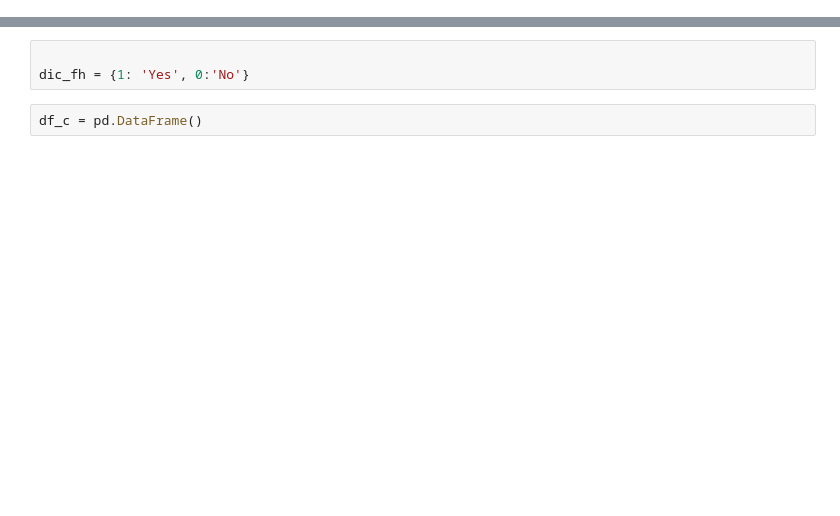
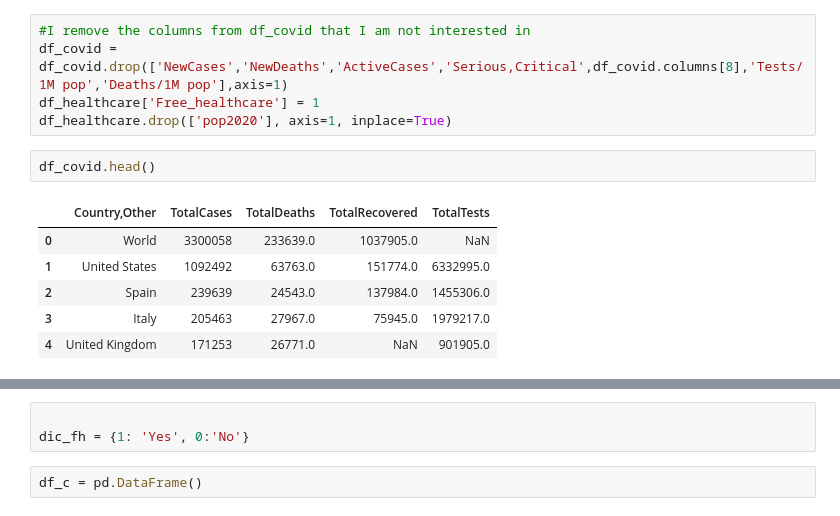
Before and after one commit to cesarvila/population, a Jupyter notebook: covid.ipynb, the cells around one changed output, grey strips where cells are left out. Saved outputs shown, nothing was run; the diff lists cells and outputs as text; blank space fills up the shorter version.

```diff
--- a/covid.ipynb
+++ b/covid.ipynb
@@ -105,0 +139,14 @@ df_subs.head()
+# %%
+#I remove the columns from df_covid that I am not interested in
+df_covid = df_covid.drop(['NewCases','NewDeaths','ActiveCases','Serious,Critical',df_covid.columns[8],'Tests/ 1M pop','Deaths/1M pop'],axis=1)
+df_healthcare['Free_healthcare'] = 1
+df_healthcare.drop(['pop2020'], axis=1, inplace=True)
+# %%
+df_covid.head()
+# %% [output]
+|  | Country,Other | TotalCases | TotalDeaths | TotalRecovered | TotalTests |
+| 0 | World | 3300058 | 233639.0 | 1037905.0 | NaN |
+| 1 | United States | 1092492 | 63763.0 | 151774.0 | 6332995.0 |
+| 2 | Spain | 239639 | 24543.0 | 137984.0 | 1455306.0 |
+| 3 | Italy | 205463 | 27967.0 | 75945.0 | 1979217.0 |
+| 4 | United Kingdom | 171253 | 26771.0 | NaN | 901905.0 |
```
Also changed, not shown: parts of 53 cells of this notebook.
